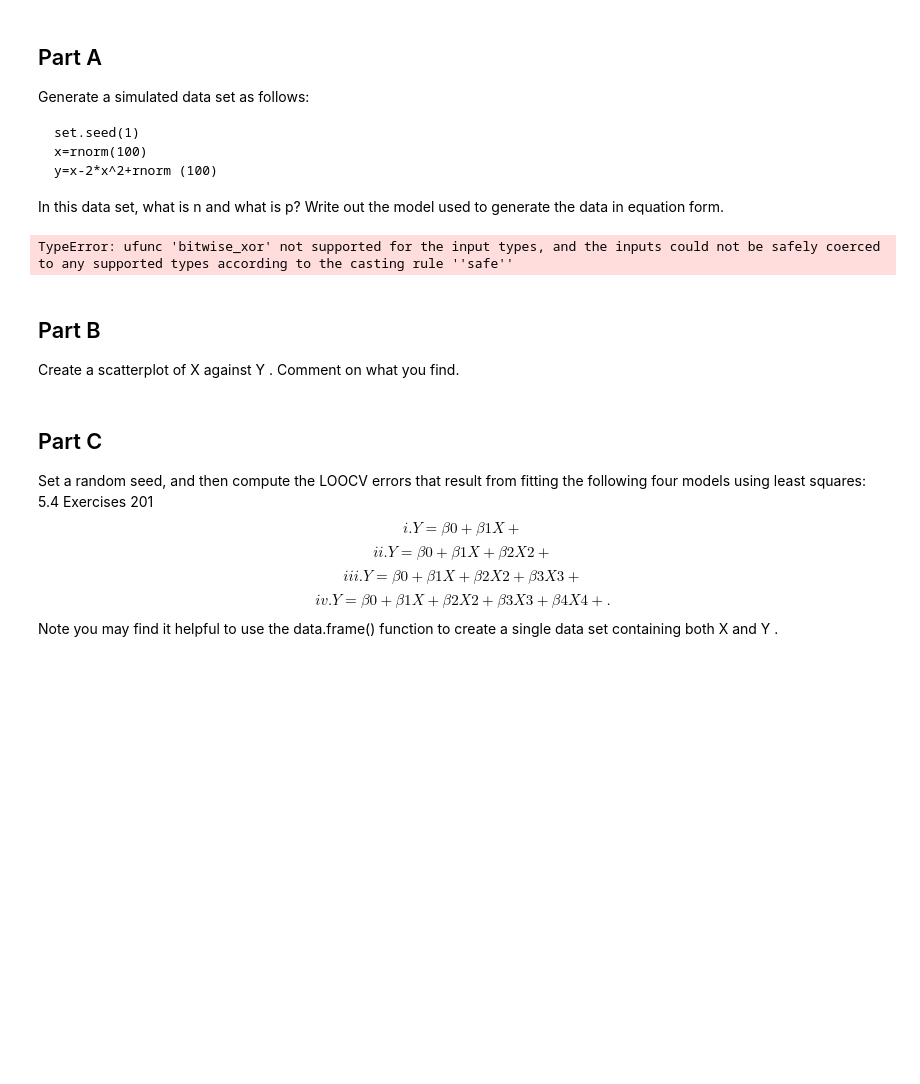
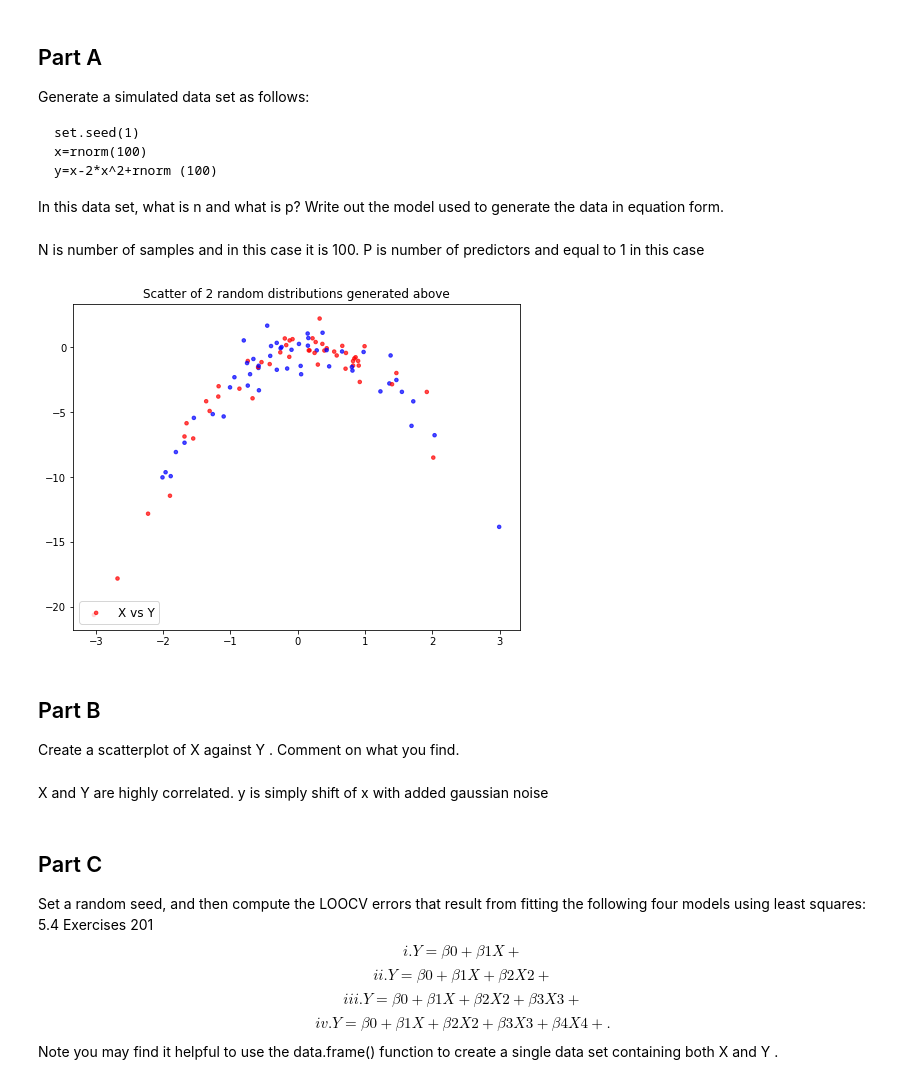
Before and after one commit to jsigee87/Data-Science-Lab-ee379k, a Jupyter notebook: lab5/src/problem4.ipynb, the cells around one changed output. Drawn from its saved outputs; the diff is of its cells as text; code cells hidden in the pictures; blank space fills up the shorter version.

```diff
--- a/lab5/src/problem4.ipynb
+++ b/lab5/src/problem4.ipynb
@@ -19,12 +24,24 @@ used to generate the data in equation form.
 # %%
 random.seed(1)
 x = np.random.randn(100)
-y = (x-(2*(x^2)) + np.random.randn(100))
+y = (x-(2*(x*x)) + np.random.randn(100))
-# %% [output]
-TypeError: ufunc 'bitwise_xor' not supported for the input types, and the inputs could not be safely coerced to any supported types according to the casting rule ''safe''
+# %% [markdown]
+N is number of samples and in this case it is 100. P is number of predictors and equal to 1 in this case
+# %%
+## creating a scatter plto
+fig = plt.figure(figsize=(8,6))
+ax = fig.add_subplot(111)
+_ = ax.scatter(x, y, alpha=0.7, s=50, color = ['red','blue'], marker= '.', label="X vs Y")
+_ = plt.title('Scatter of 2 random distributions generated above', FontSize=12)
+_ = plt.legend(loc=3, prop={'size' : 12})
+_ = plt.show()
+# %% [output]
+[figure, added]
 # %% [markdown]
 ## Part B
 Create a scatterplot of X against Y . Comment on what you find.
+# %% [markdown]
+X and Y are highly correlated. y is simply shift of x with added gaussian noise
 # %% [markdown]
 ## Part C
 Set a random seed, and then compute the LOOCV errors that
```
Also changed, not shown: parts of 22 cells of this notebook.
